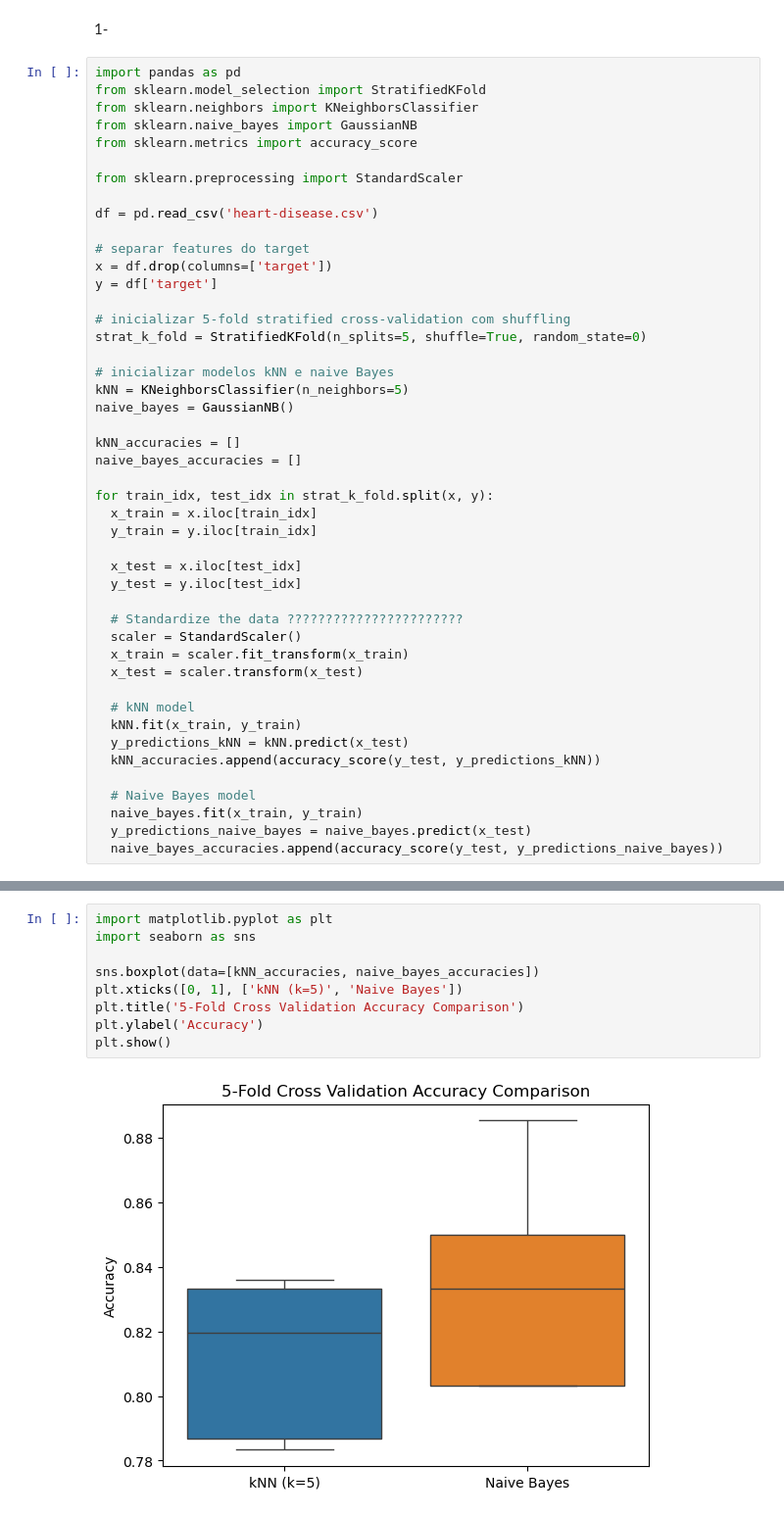
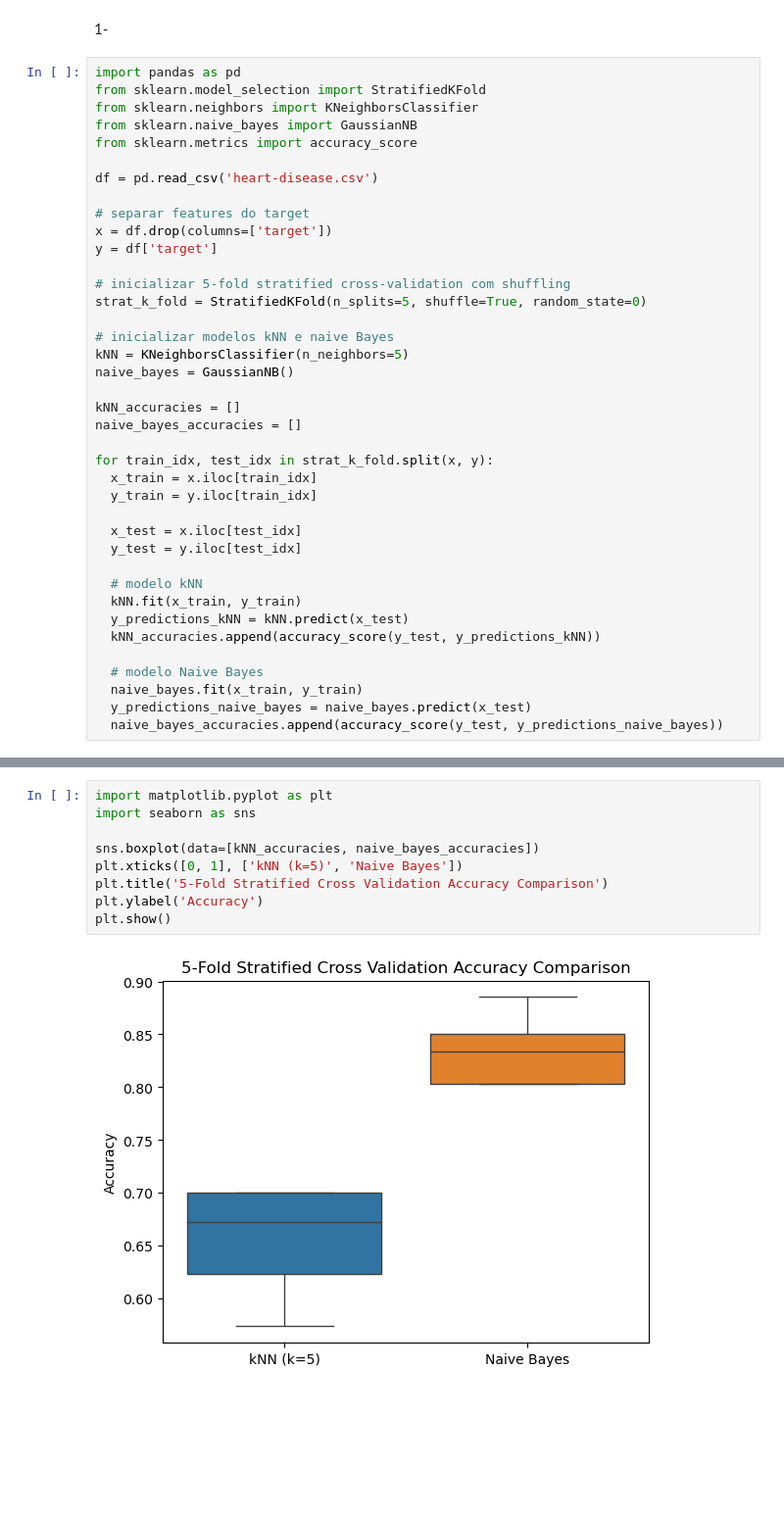
Before and after one commit to tiago-gsantos/ist-apren-proj2, a Jupyter notebook: programming.ipynb, the cells around one changed output, grey strips where cells are left out. Shown: that part at 98% size. Cells and saved outputs as stored; diff of their text form; blank space fills up the shorter version.

```diff
--- a/programming.ipynb
+++ b/programming.ipynb
@@ -10,8 +10,6 @@ from sklearn.model_selection import StratifiedKFold
 from sklearn.neighbors import KNeighborsClassifier
 from sklearn.naive_bayes import GaussianNB
 from sklearn.metrics import accuracy_score
-
-from sklearn.preprocessing import StandardScaler
 
 df = pd.read_csv('heart-disease.csv')
 
@@ -36,17 +34,12 @@ for train_idx, test_idx in strat_k_fold.split(x, y):
   x_test = x.iloc[test_idx]
   y_test = y.iloc[test_idx]
 
-  # Standardize the data ???????????????????????
-  scaler = StandardScaler()
-  x_train = scaler.fit_transform(x_train)
-  x_test = scaler.transform(x_test)
-
-  # kNN model
+  # modelo kNN
   kNN.fit(x_train, y_train)
   y_predictions_kNN = kNN.predict(x_test)
   kNN_accuracies.append(accuracy_score(y_test, y_predictions_kNN))
 
-  # Naive Bayes model
+  # modelo Naive Bayes
   naive_bayes.fit(x_train, y_train)
   y_predictions_naive_bayes = naive_bayes.predict(x_test)
   naive_bayes_accuracies.append(accuracy_score(y_test, y_predictions_naive_bayes))
@@ -55,11 +51,11 @@ a)
 # %%
 import matplotlib.pyplot as plt
 import seaborn as sns
 
 sns.boxplot(data=[kNN_accuracies, naive_bayes_accuracies])
 plt.xticks([0, 1], ['kNN (k=5)', 'Naive Bayes'])
-plt.title('5-Fold Cross Validation Accuracy Comparison')
+plt.title('5-Fold Stratified Cross Validation Accuracy Comparison')
 plt.ylabel('Accuracy')
 plt.show()
 # %% [output]
-[figure, old version]
+[figure, new version]
```
Also changed, not shown: parts of 9 cells of this notebook.
